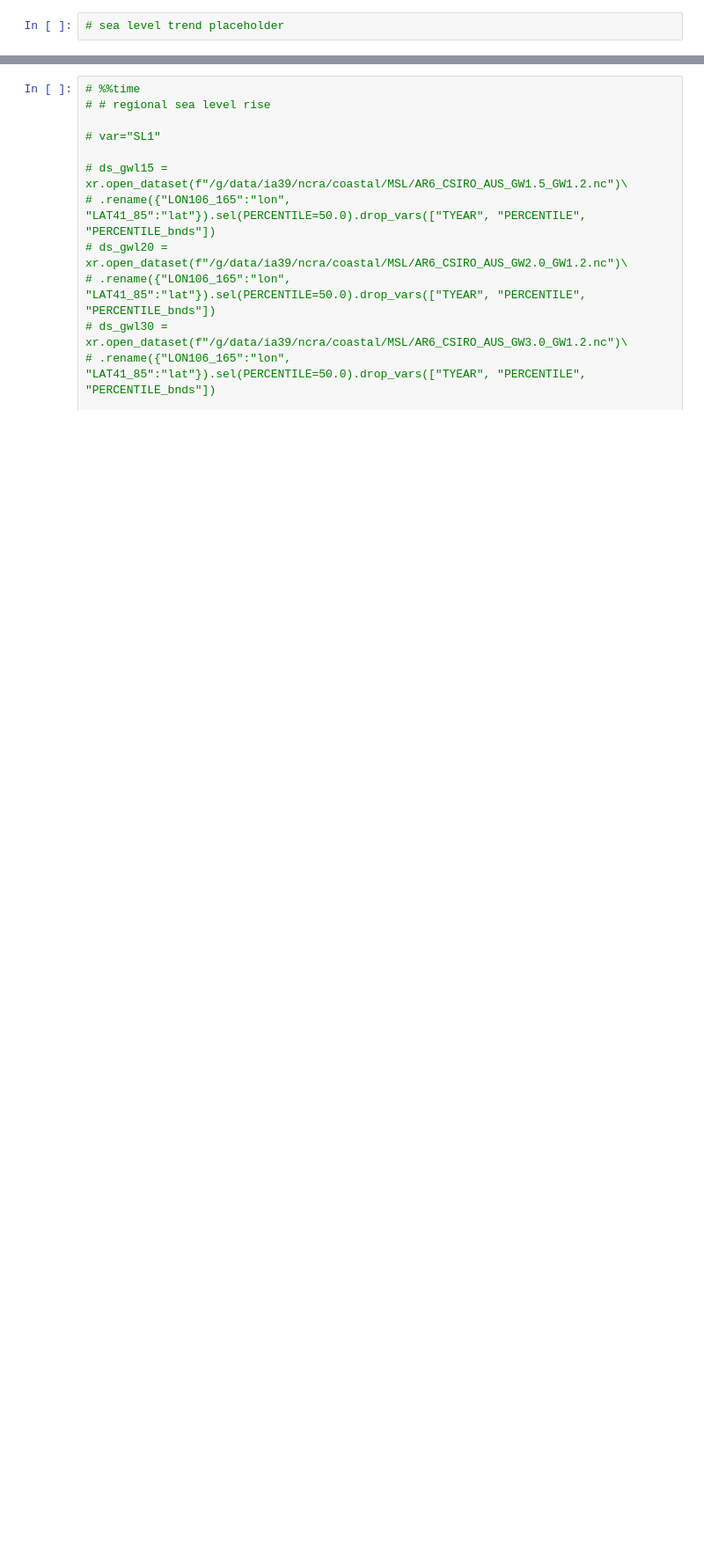
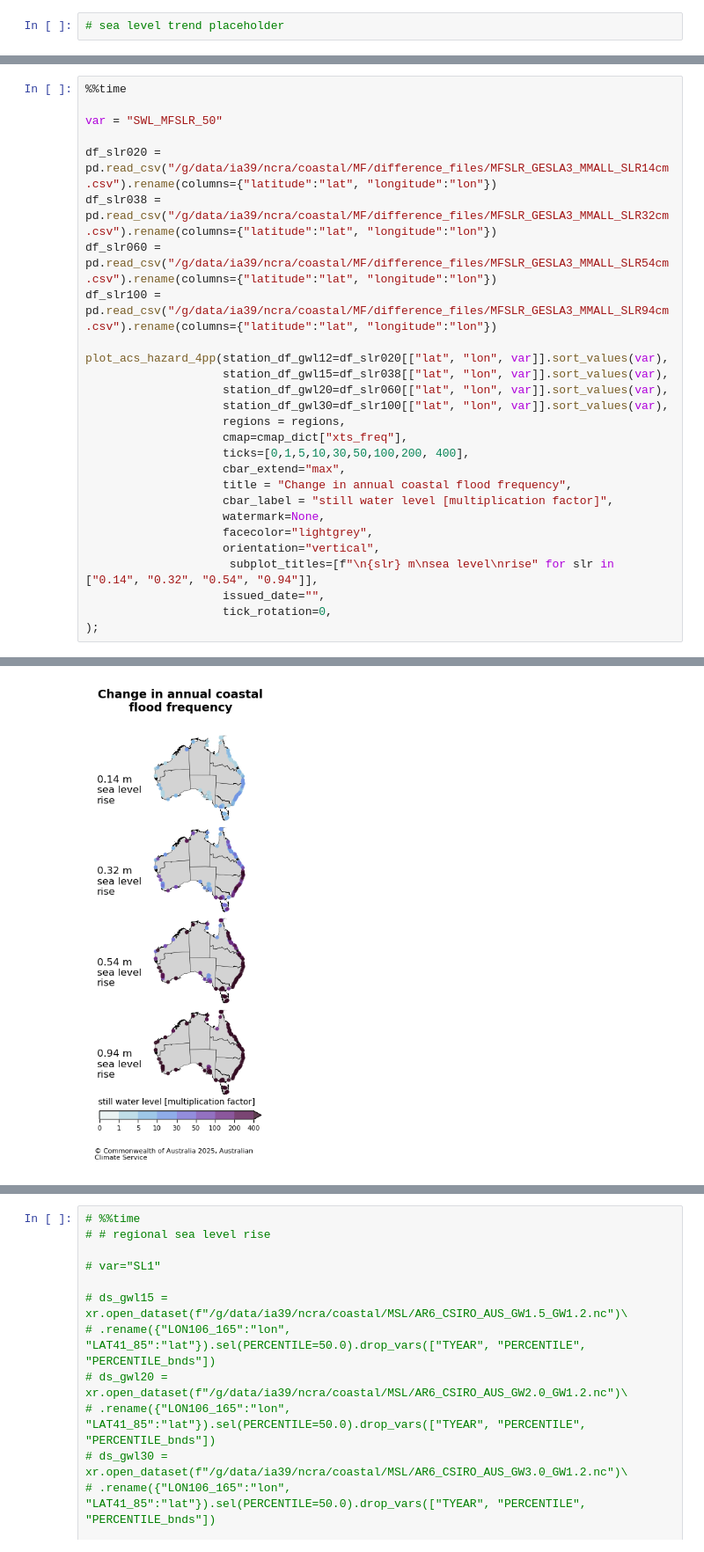
Before and after one commit to AusClimateService/plotting_maps, a Jupyter notebook: reports/Climate_and_hazards_report.ipynb, the cells around one changed output, grey strips where cells are left out. Shown at 88% size. Cells and saved outputs as stored; diff of their text form; blank space fills up the shorter version.

```diff
--- a/reports/Climate_and_hazards_report.ipynb
+++ b/reports/Climate_and_hazards_report.ipynb
@@ -879 +879,29 @@ Wall time: 948 ms
 [figure]
+# %%
+%%time
+
+var = "SWL_MFSLR_50"
+
+df_slr020 = pd.read_csv("/g/data/ia39/ncra/coastal/MF/difference_files/MFSLR_GESLA3_MMALL_SLR14cm.csv").rename(columns={"latitude":"lat", "longitude":"lon"})
+df_slr038 = pd.read_csv("/g/data/ia39/ncra/coastal/MF/difference_files/MFSLR_GESLA3_MMALL_SLR32cm.csv").rename(columns={"latitude":"lat", "longitude":"lon"})
+df_slr060 = pd.read_csv("/g/data/ia39/ncra/coastal/MF/difference_files/MFSLR_GESLA3_MMALL_SLR54cm.csv").rename(columns={"latitude":"lat", "longitude":"lon"})
+df_slr100 = pd.read_csv("/g/data/ia39/ncra/coastal/MF/difference_files/MFSLR_GESLA3_MMALL_SLR94cm.csv").rename(columns={"latitude":"lat", "longitude":"lon"})
+
+plot_acs_hazard_4pp(station_df_gwl12=df_slr020[["lat", "lon", var]].sort_values(var),
+                    station_df_gwl15=df_slr038[["lat", "lon", var]].sort_values(var),
+                    station_df_gwl20=df_slr060[["lat", "lon", var]].sort_values(var),
+                    station_df_gwl30=df_slr100[["lat", "lon", var]].sort_values(var),
+                    regions = regions,
+                    cmap=cmap_dict["xts_freq"],
+                    ticks=[0,1,5,10,30,50,100,200, 400],
+                    cbar_extend="max",
+                    title = "Change in annual coastal flood frequency",
+                    cbar_label = "still water level [multiplication factor]",
+                    watermark=None,
+                    facecolor="lightgrey",
+                    orientation="vertical",
+                     subplot_titles=[f"\n{slr} m\nsea level\nrise" for slr in ["0.14", "0.32", "0.54", "0.94"]],
+                    issued_date="",
+                    tick_rotation=0,
+);
+# %% [output]
@@ -880,3 +910,4 @@ Wall time: 948 ms
+[figure, added]
 # %%
 %%time
 
```
Also changed, not shown: parts of 27 cells of this notebook, 24 other files.
